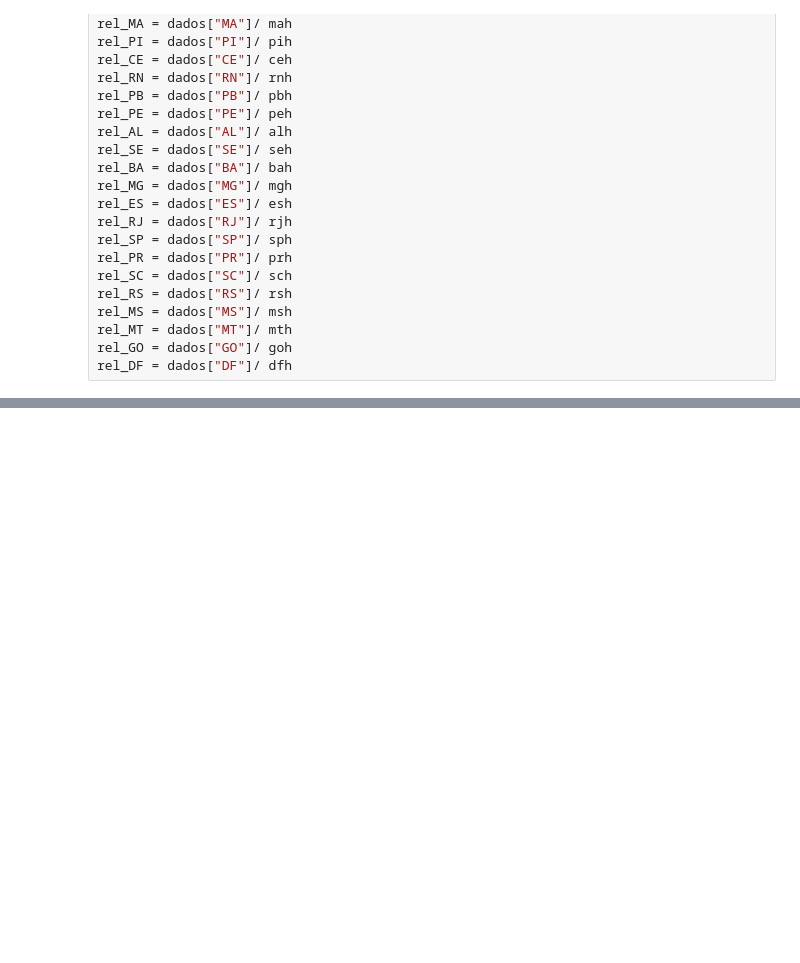
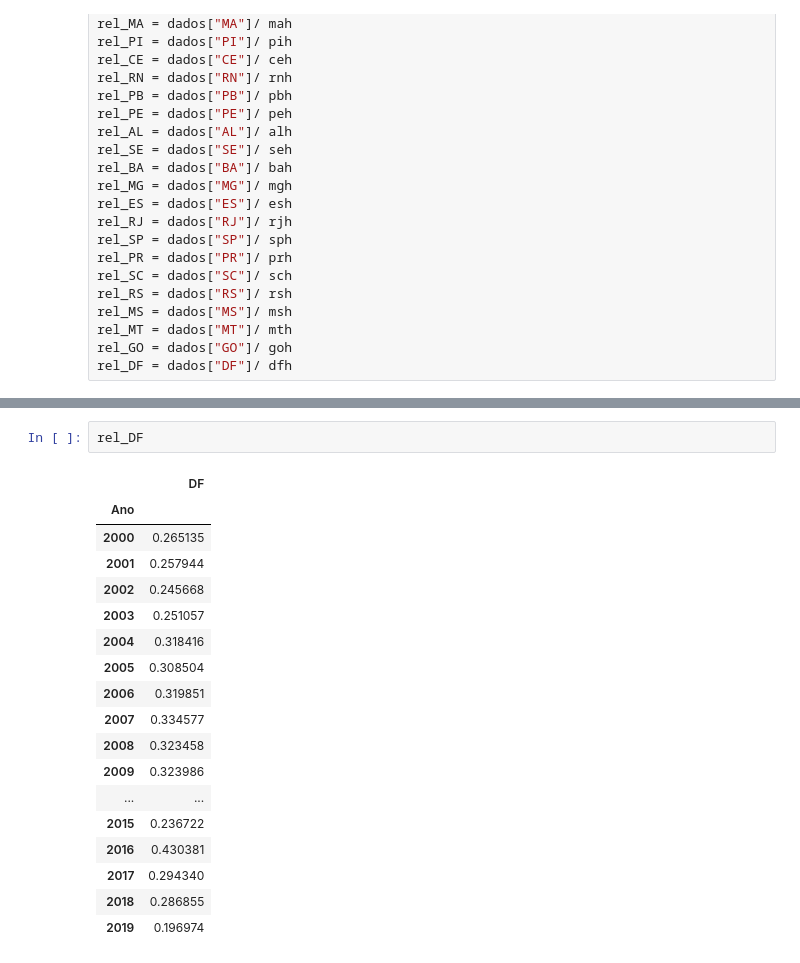
Before and after one commit to ricardosaj/Bootcamp-Data-Science-Alura, a Jupyter notebook: SuperDesafioModulo02.ipynb, the cells around one changed output, grey strips where cells are left out. Cells and saved outputs as stored; diff of their text form; blank space fills up the shorter version.

```diff
--- a/SuperDesafioModulo02.ipynb
+++ b/SuperDesafioModulo02.ipynb
@@ -116,0 +155,21 @@ rel_DF = dados["DF"]/ dfh
+# %%
+rel_DF
+# %% [output]
+|  | DF |
+| Ano |  |
+| 2000 | 0.265135 |
+| 2001 | 0.257944 |
+| 2002 | 0.245668 |
+| 2003 | 0.251057 |
+| 2004 | 0.318416 |
+| 2005 | 0.308504 |
+| 2006 | 0.319851 |
+| 2007 | 0.334577 |
+| 2008 | 0.323458 |
+| 2009 | 0.323986 |
+| ... | ... |
+| 2015 | 0.236722 |
+| 2016 | 0.430381 |
+| 2017 | 0.294340 |
+| 2018 | 0.286855 |
+| 2019 | 0.196974 |
```
Also changed, not shown: parts of 6 cells of this notebook.
